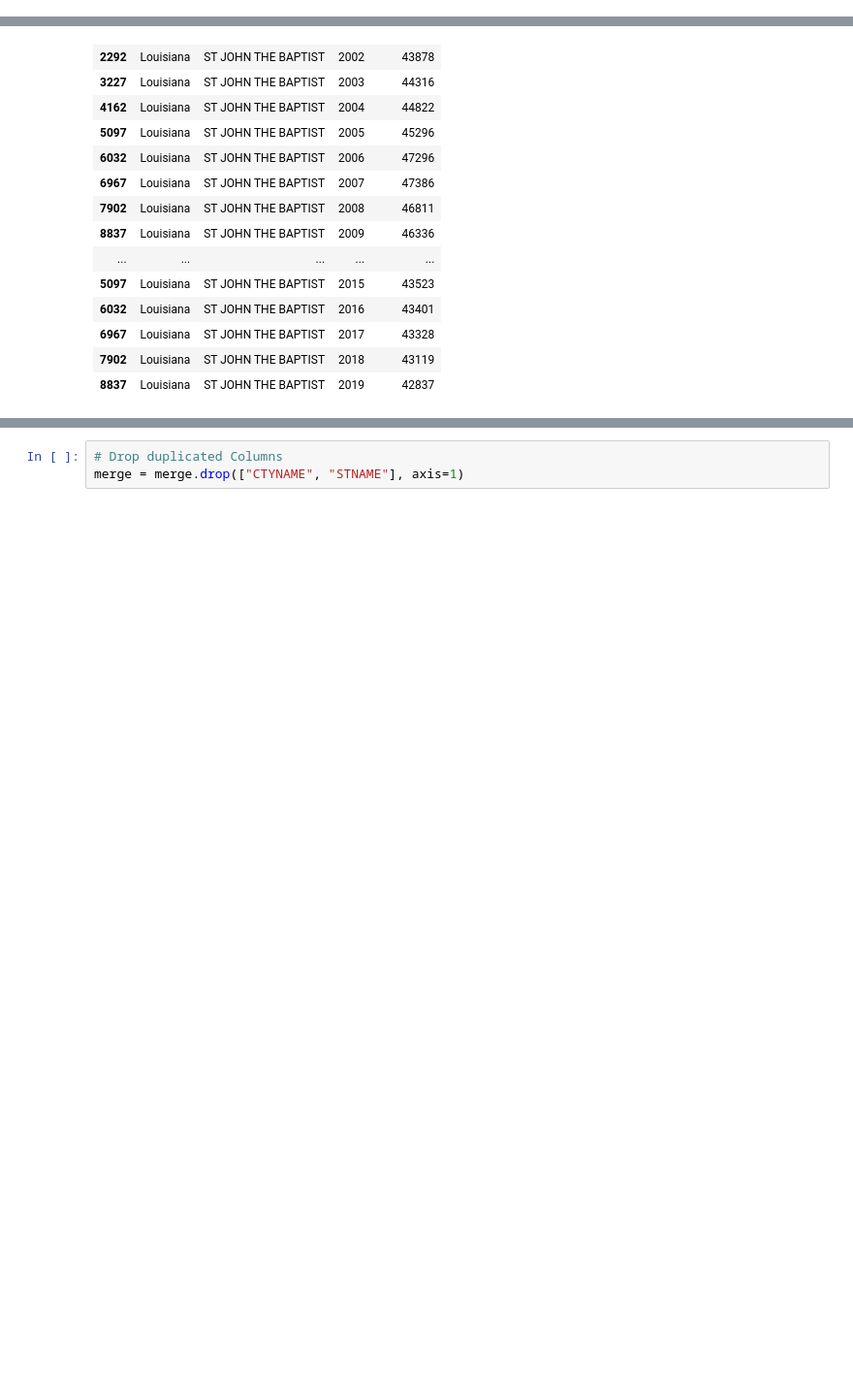
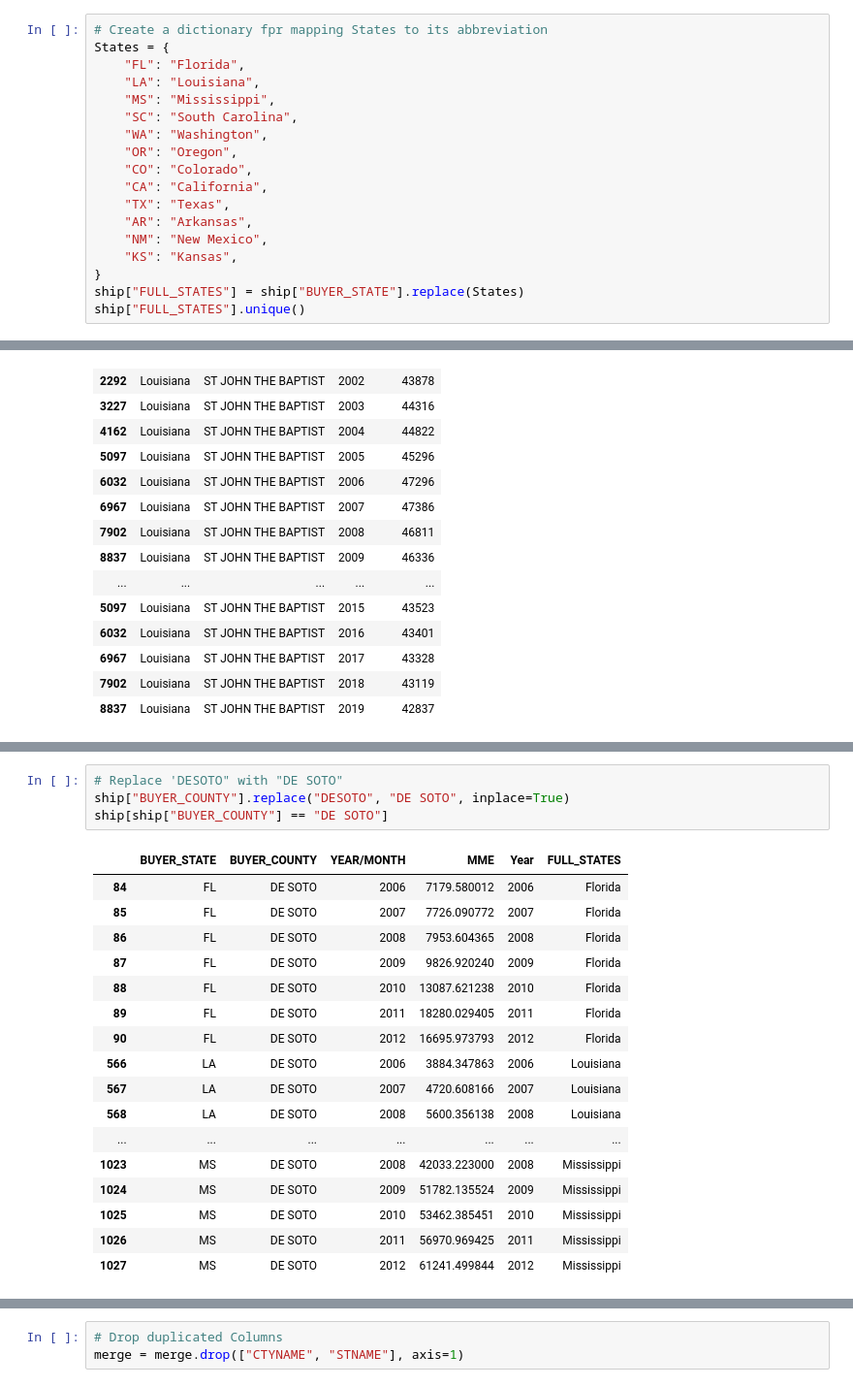
Before and after one commit to yichenghuang980/estimating-impact-of-opioids-2020-team6, a Jupyter notebook: 10_code/Shipment & Population Merging.ipynb, the cells around one changed output, grey strips where cells are left out. Shown: that part at 97% size. Saved outputs shown, nothing was run; the diff lists cells and outputs as text; blank space fills up the shorter version.

Commit message:
Merge with city, state, and year

```diff
--- a/10_code/Shipment & Population Merging.ipynb
+++ b/10_code/Shipment & Population Merging.ipynb
@@ -48,3 +51,21 @@ ship[ship["BUYER_STATE"] == "WA"]
 | 53261 | WA | YAKIMA | 201211 | 6702.34 | 2012 |
 | 53262 | WA | YAKIMA | 201212 | 6745.28 | 2012 |
 3276 rows × 5 columns
+# %%
+# Create a dictionary fpr mapping States to its abbreviation
+States = {
+    "FL": "Florida",
+    "LA": "Louisiana",
+    "MS": "Mississippi",
+    "SC": "South Carolina",
+    "WA": "Washington",
+    "OR": "Oregon",
+    "CO": "Colorado",
+    "CA": "California",
+    "TX": "Texas",
+    "AR": "Arkansas",
+    "NM": "New Mexico",
+    "KS": "Kansas",
+}
+ship["FULL_STATES"] = ship["BUYER_STATE"].replace(States)
+ship["FULL_STATES"].unique()
@@ -347,3 +425,25 @@ popc1[popc1["CTYNAME"] == "ST JOHN THE BAPTIST"]
+# %%
+# Replace 'DESOTO" with "DE SOTO"
+ship["BUYER_COUNTY"].replace("DESOTO", "DE SOTO", inplace=True)
+ship[ship["BUYER_COUNTY"] == "DE SOTO"]
+# %% [output]
+|  | BUYER_STATE | BUYER_COUNTY | YEAR/MONTH | MME | Year | FULL_STATES |
+| 84 | FL | DE SOTO | 2006 | 7179.580012 | 2006 | Florida |
+| 85 | FL | DE SOTO | 2007 | 7726.090772 | 2007 | Florida |
+| 86 | FL | DE SOTO | 2008 | 7953.604365 | 2008 | Florida |
+| 87 | FL | DE SOTO | 2009 | 9826.920240 | 2009 | Florida |
+| 88 | FL | DE SOTO | 2010 | 13087.621238 | 2010 | Florida |
+| 89 | FL | DE SOTO | 2011 | 18280.029405 | 2011 | Florida |
+| 90 | FL | DE SOTO | 2012 | 16695.973793 | 2012 | Florida |
+| 566 | LA | DE SOTO | 2006 | 3884.347863 | 2006 | Louisiana |
+| 567 | LA | DE SOTO | 2007 | 4720.608166 | 2007 | Louisiana |
+| 568 | LA | DE SOTO | 2008 | 5600.356138 | 2008 | Louisiana |
+| ... | ... | ... | ... | ... | ... | ... |
+| 1023 | MS | DE SOTO | 2008 | 42033.223000 | 2008 | Mississippi |
+| 1024 | MS | DE SOTO | 2009 | 51782.135524 | 2009 | Mississippi |
+| 1025 | MS | DE SOTO | 2010 | 53462.385451 | 2010 | Mississippi |
+| 1026 | MS | DE SOTO | 2011 | 56970.969425 | 2011 | Mississippi |
+| 1027 | MS | DE SOTO | 2012 | 61241.499844 | 2012 | Mississippi |
 # %%
 # Left Join Shipment & Population
 merge = pd.merge(
```
Also changed, not shown: parts of 15 cells of this notebook, 1 other file.
